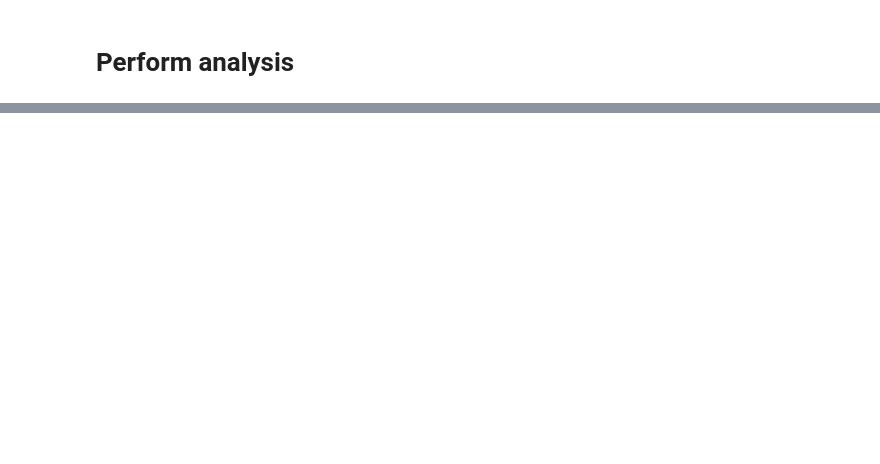
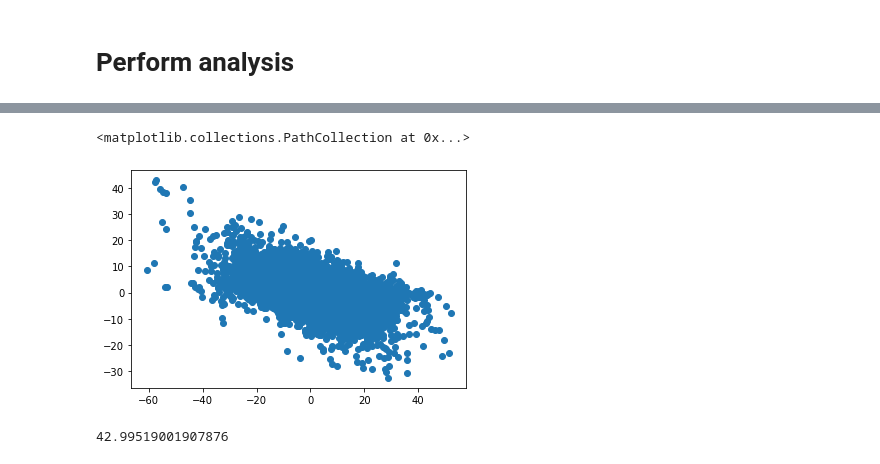
Before and after one commit to EricKeenan/mass-balance, a Jupyter notebook: notebooks/FAC-emulator.ipynb, the cells around one changed output, grey strips where cells are left out. Drawn from its saved outputs; the diff is of its cells as text; code cells hidden in the pictures; blank space fills up the shorter version.

```diff
--- a/notebooks/FAC-emulator.ipynb
+++ b/notebooks/FAC-emulator.ipynb
@@ -145,0 +147,9 @@ plt.yticks(fontsize=16)
+# %%
+plt.scatter(x, diff)
+# %% [output]
+<matplotlib.collections.PathCollection at 0x...>
+[figure, added]
+# %%
+diff.max()
+# %% [output]
+42.99519001907876
```
Also changed, not shown: parts of 5 cells of this notebook, 1 other file.
